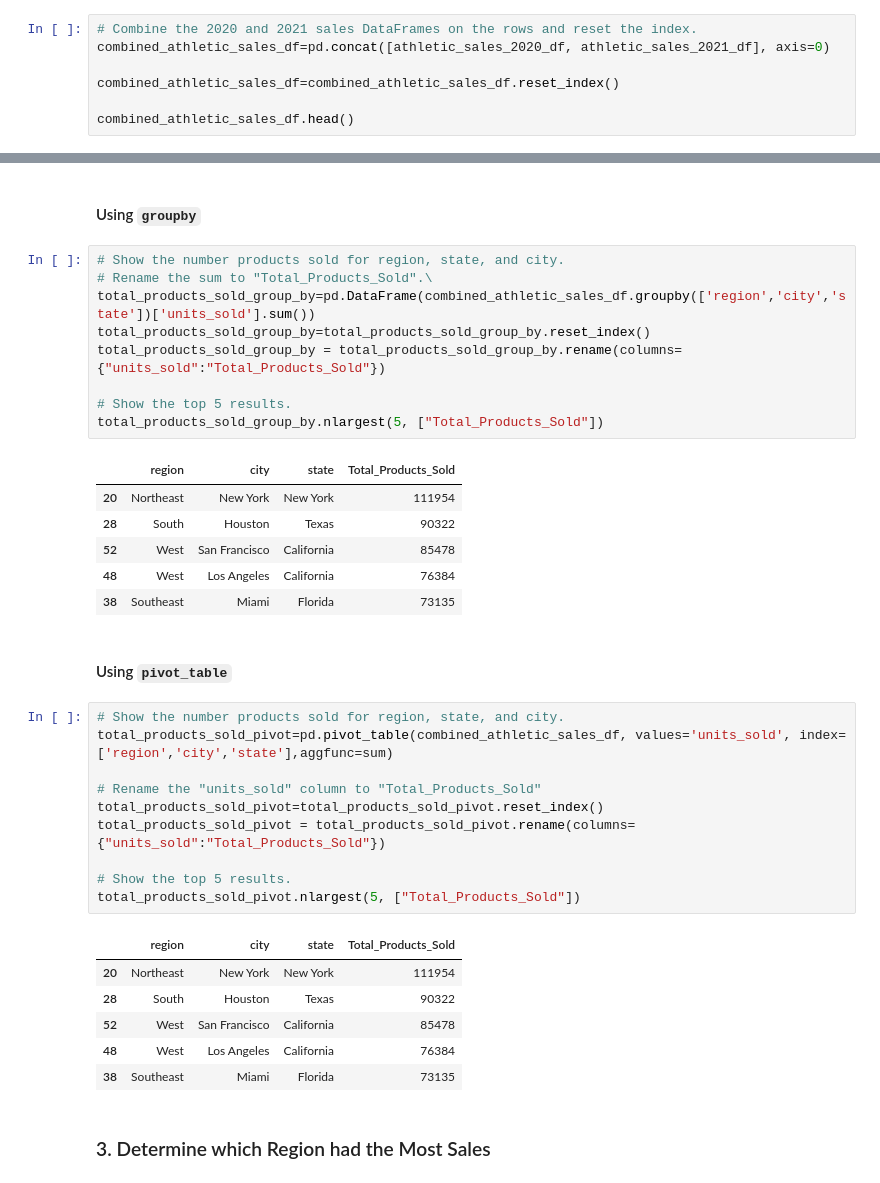
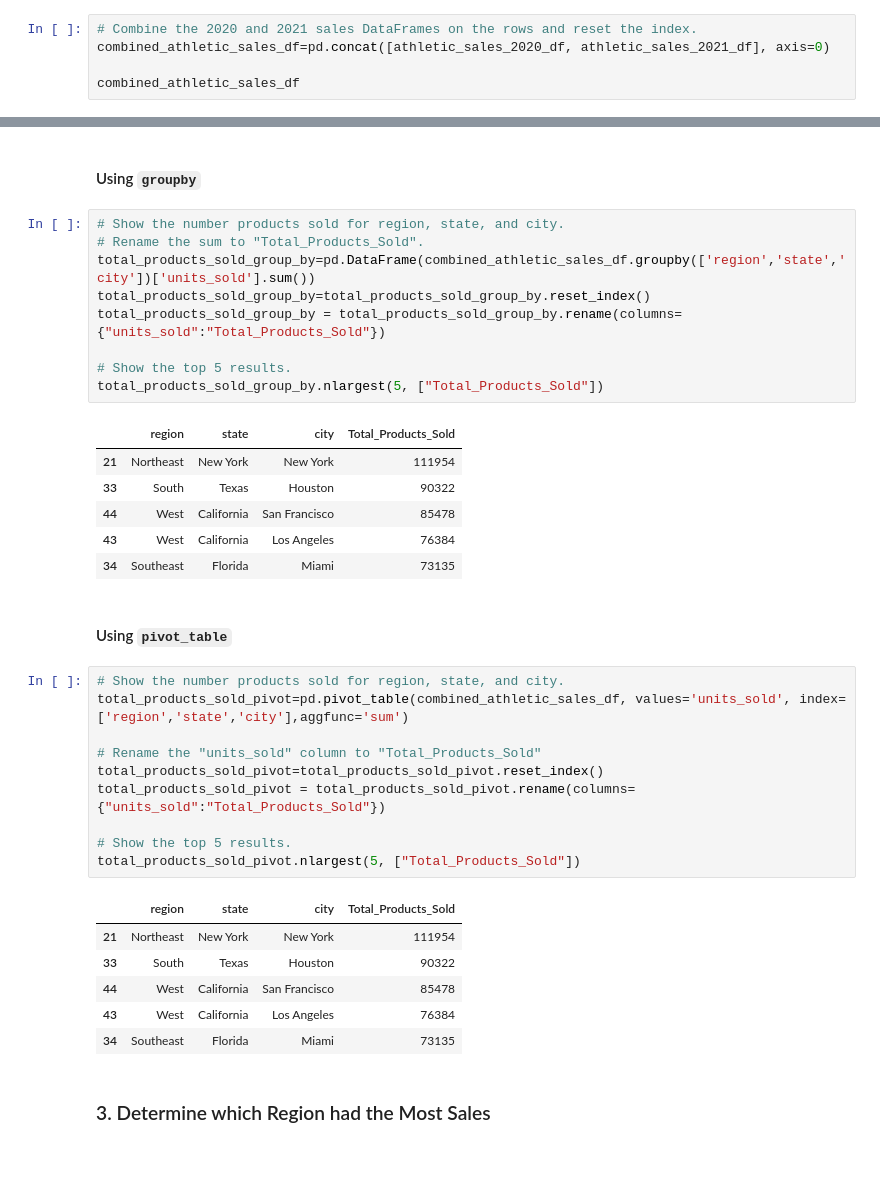
Before and after one commit to dmusili/athletic_sales_analysis, a Jupyter notebook: athletic_sales_analysis_starter_code.ipynb, the cells around one changed output, grey strips where cells are left out. Drawn from its saved outputs; the diff is of its cells as text.

```diff
--- a/athletic_sales_analysis_starter_code.ipynb
+++ b/athletic_sales_analysis_starter_code.ipynb
@@ -74,7 +84,5 @@ dtype: object
 # Combine the 2020 and 2021 sales DataFrames on the rows and reset the index.
 combined_athletic_sales_df=pd.concat([athletic_sales_2020_df, athletic_sales_2021_df], axis=0)
 
-combined_athletic_sales_df=combined_athletic_sales_df.reset_index()
-
-combined_athletic_sales_df.head()
+combined_athletic_sales_df
 # %% [output]
@@ -123,25 +149,25 @@ datetime64[ns]
 #### Using `groupby`
 # %%
 # Show the number products sold for region, state, and city.
-# Rename the sum to "Total_Products_Sold".\
-total_products_sold_group_by=pd.DataFrame(combined_athletic_sales_df.groupby(['region','city','state'])['units_sold'].sum())
+# Rename the sum to "Total_Products_Sold".
+total_products_sold_group_by=pd.DataFrame(combined_athletic_sales_df.groupby(['region','state','city'])['units_sold'].sum())
 total_products_sold_group_by=total_products_sold_group_by.reset_index()
 total_products_sold_group_by = total_products_sold_group_by.rename(columns={"units_sold":"Total_Products_Sold"})
 
 # Show the top 5 results.
 total_products_sold_group_by.nlargest(5, ["Total_Products_Sold"])
 # %% [output]
-|  | region | city | state | Total_Products_Sold |
-| 20 | Northeast | New York | New York | 111954 |
-| 28 | South | Houston | Texas | 90322 |
-| 52 | West | San Francisco | California | 85478 |
-| 48 | West | Los Angeles | California | 76384 |
-| 38 | Southeast | Miami | Florida | 73135 |
+|  | region | state | city | Total_Products_Sold |
+| 21 | Northeast | New York | New York | 111954 |
+| 33 | South | Texas | Houston | 90322 |
+| 44 | West | California | San Francisco | 85478 |
+| 43 | West | California | Los Angeles | 76384 |
+| 34 | Southeast | Florida | Miami | 73135 |
 # %% [markdown]
 #### Using `pivot_table`
 # %%
 # Show the number products sold for region, state, and city.
-total_products_sold_pivot=pd.pivot_table(combined_athletic_sales_df, values='units_sold', index=['region','city','state'],aggfunc=sum)
+total_products_sold_pivot=pd.pivot_table(combined_athletic_sales_df, values='units_sold', index=['region','state','city'],aggfunc='sum')
 
 # Rename the "units_sold" column to "Total_Products_Sold"
 total_products_sold_pivot=total_products_sold_pivot.reset_index()
@@ -150,12 +176,12 @@ total_products_sold_pivot = total_products_sold_pivot.rename(columns={"units_sol
 # Show the top 5 results.
 total_products_sold_pivot.nlargest(5, ["Total_Products_Sold"])
 # %% [output]
-|  | region | city | state | Total_Products_Sold |
-| 20 | Northeast | New York | New York | 111954 |
-| 28 | South | Houston | Texas | 90322 |
-| 52 | West | San Francisco | California | 85478 |
-| 48 | West | Los Angeles | California | 76384 |
-| 38 | Southeast | Miami | Florida | 73135 |
+|  | region | state | city | Total_Products_Sold |
+| 21 | Northeast | New York | New York | 111954 |
+| 33 | South | Texas | Houston | 90322 |
+| 44 | West | California | San Francisco | 85478 |
+| 43 | West | California | Los Angeles | 76384 |
+| 34 | Southeast | Florida | Miami | 73135 |
 # %% [markdown]
 ### 3. Determine which Region had the Most Sales
 # %% [markdown]
```
Also changed, not shown: parts of 15 cells of this notebook.
